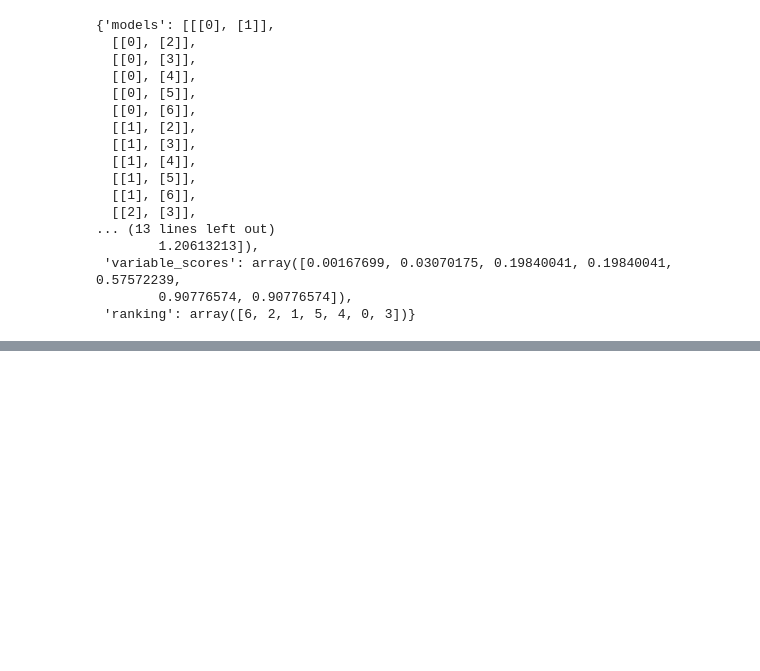
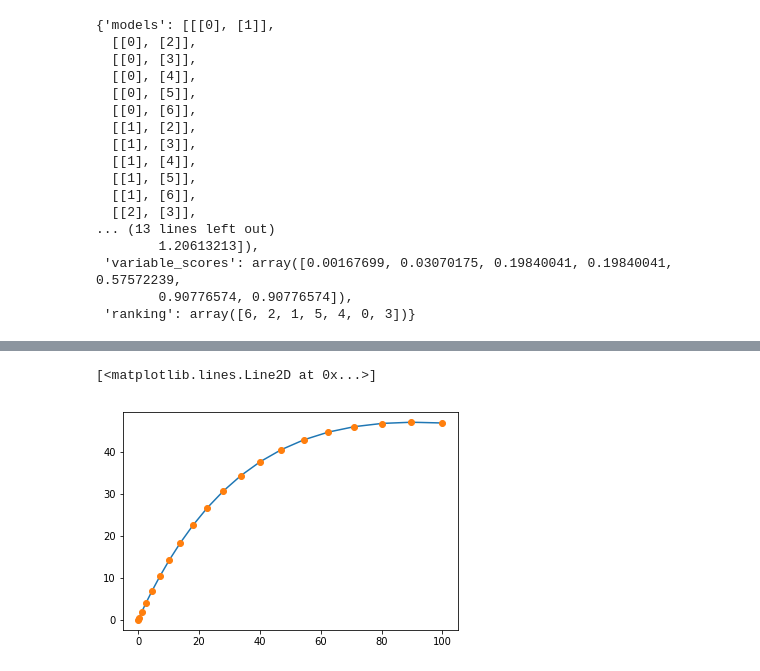
Before and after one commit to NiklasPfister/CausalKinetiX-python, a Jupyter notebook: dev/examples.ipynb, the cells around one changed output, grey strips where cells are left out. Drawn from its saved outputs; the diff is of its cells as text; code cells hidden in the pictures; blank space fills up the shorter version.

Commit message:
add ode_solver

```diff
--- a/dev/examples.ipynb
+++ b/dev/examples.ipynb
@@ -204,0 +255,41 @@ CausalKinetiX(D = D, times = time, env=env, target = target, expsize=1)
+# %%
+### Estimate dY (derivative) by spline
+X = D[0:5,:].reshape([5, 11, len(time)])
+X = X.swapaxes(0,1)
+X = X.reshape([11, 5*len(time)]).T
+times = np.array(list(time)*5)
+dY = np.zeros([5*len(time)])
+for j in range(5):
+    dY[j*len(time):(j+1)*len(time)] = \
+        constrained_smoothspline(X[j*len(time):(j+1)*len(time),target],
+                                 time,
+                                 2,
+                                 constraint="none",
+                                 times_new=time,
+                                 num_folds=2,
+                                 lambd="optim")["smooth_deriv"]
+
+### Estimate coefficients based on true true_model
+X_ = np.zeros([5*len(time), len(true_model)])
+for term, i in zip(true_model, range(len(true_model))):
+    tmp_col = 1
+    for var in term:
+        tmp_col *= X[:,var]
+    X_[:, i] = tmp_col
+coef = LinearRegression(fit_intercept=False).fit(X_, dY).coef_
+
+## Solve for Melanoidin
+odefit = ode_solver(time_vec=time,
+                    initial_value=X_[0,[target]],
+                    times=time,
+                    X=X[:len(time),:],
+                    model=true_model,
+                    target=target,
+                    coefs=coef)
+
+# plot the
+plt.plot(odefit[:,0], odefit[:,1], '-')
+plt.plot(time, X[:len(time),target], 'o')
+# %% [output]
+[<matplotlib.lines.Line2D at 0x...>]
+[figure, added]
```
Also changed, not shown: parts of 8 cells of this notebook, 6 other files.
